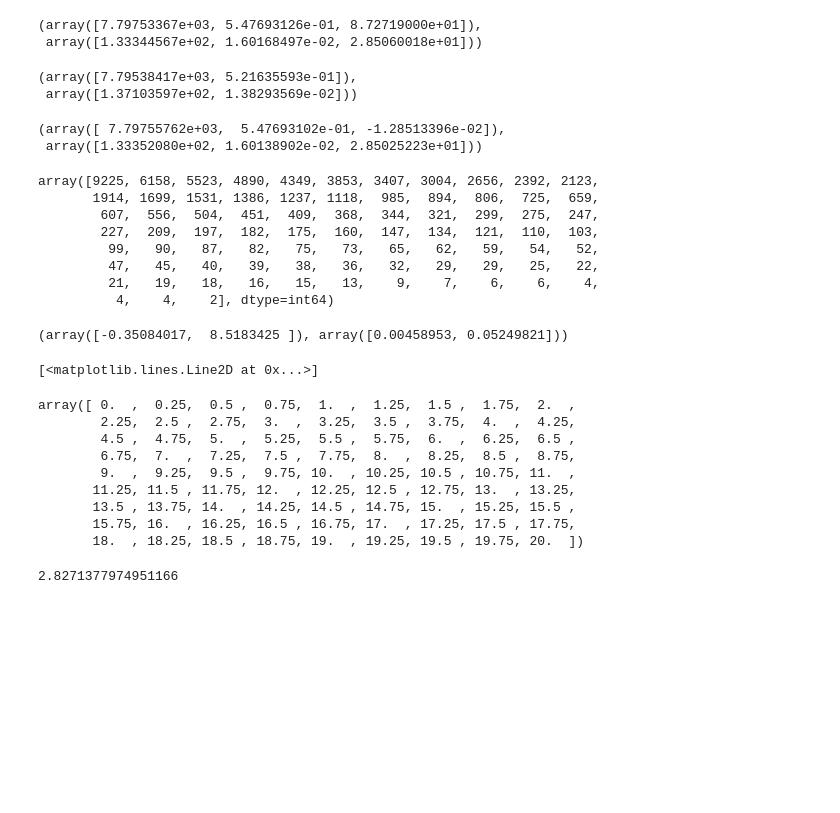
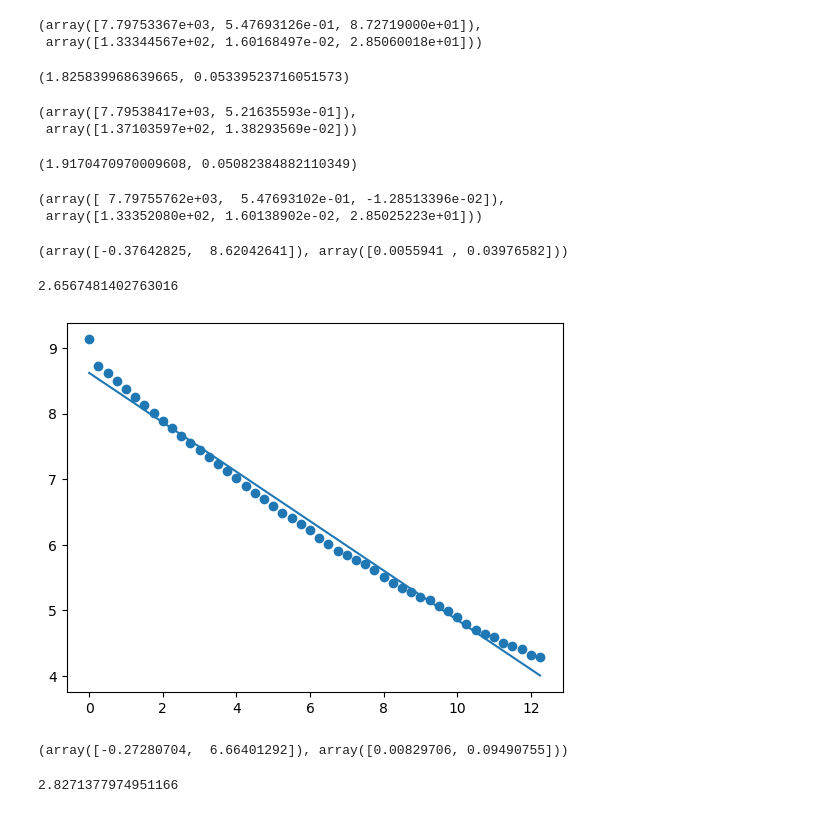
Before and after one commit to QuantumPower4/LabIntermedio2024-2, a Jupyter notebook: Muones/Muones_data.ipynb, the cells around one changed output. Cells and saved outputs as stored; diff of their text form; code cells hidden in the pictures; blank space fills up the shorter version.

```diff
--- a/Muones/Muones_data.ipynb
+++ b/Muones/Muones_data.ipynb
@@ -138,12 +143,20 @@ params2, np.sqrt(np.diag(pcov2))
 # %% [output]
 (array([7.79753367e+03, 5.47693126e-01, 8.72719000e+01]),
  array([1.33344567e+02, 1.60168497e-02, 2.85060018e+01]))
+# %%
+1/5.47693126e-01, (1.60168497e-02)/(5.47693126e-01)**2
+# %% [output]
+(1.825839968639665, 0.05339523716051573)
 # %%
 params22, pcov22 = scipy.optimize.curve_fit(expfunction2, time_fit2, muon_graph2)
 params22, np.sqrt(np.diag(pcov22))
 # %% [output]
 (array([7.79538417e+03, 5.21635593e-01]),
  array([1.37103597e+02, 1.38293569e-02]))
+# %%
+1/params22[1], (1.38293569e-02)/(5.21635593e-01)**2
+# %% [output]
+(1.9170470970009608, 0.05082384882110349)
 # %%
 muon_graph2_corrected = muon_graph2 - params2[2]
 params23, pcov23 = scipy.optimize.curve_fit(expfunction, time_fit2, muon_graph2_corrected)
@@ -151,39 +164,28 @@ params23, np.sqrt(np.diag(pcov23))
 # %% [output]
 (array([ 7.79755762e+03,  5.47693102e-01, -1.28513396e-02]),
  array([1.33352080e+02, 1.60138902e-02, 2.85025223e+01]))
-# %%
-muon_graph2[:-1]
-# %% [output]
-array([9225, 6158, 5523, 4890, 4349, 3853, 3407, 3004, 2656, 2392, 2123,
-       1914, 1699, 1531, 1386, 1237, 1118,  985,  894,  806,  725,  659,
-        607,  556,  504,  451,  409,  368,  344,  321,  299,  275,  247,
-        227,  209,  197,  182,  175,  160,  147,  134,  121,  110,  103,
-         99,   90,   87,   82,   75,   73,   65,   62,   59,   54,   52,
-         47,   45,   40,   39,   38,   36,   32,   29,   29,   25,   22,
-         21,   19,   18,   16,   15,   13,    9,    7,    6,    6,    4,
-          4,    4,    2], dtype=int64)
+# %%
+cut=50
 # %%
-params24, pcov24 = scipy.optimize.curve_fit(linearfunction, time_fit2[:-1], np.log(muon_graph2[:-1]))
+params24, pcov24 = scipy.optimize.curve_fit(linearfunction, time_fit2[:cut], np.log(muon_graph2[:cut]))
 params24, np.sqrt(np.diag(pcov24))
 # %% [output]
-(array([-0.35084017,  8.5183425 ]), array([0.00458953, 0.05249821]))
+(array([-0.37642825,  8.62042641]), array([0.0055941 , 0.03976582]))
+# %%
+1/0.3764
+# %% [output]
+2.6567481402763016
 # %%
-plt.scatter(time_fit2[:-1], np.log(muon_graph2[:-1]))
-plt.plot(time_fit2[:-1], linearfunction(time_fit2[:-1],*params24))
+plt.scatter(time_fit2[:cut], np.log(muon_graph2[:cut]))
+plt.plot(time_fit2[:cut], linearfunction(time_fit2[:cut],*params24))
+plt.show()
 # %% [output]
-[<matplotlib.lines.Line2D at 0x...>]
+[figure, added]
-# %%
-time_fit2
-# %% [output]
-array([ 0.  ,  0.25,  0.5 ,  0.75,  1.  ,  1.25,  1.5 ,  1.75,  2.  ,
-        2.25,  2.5 ,  2.75,  3.  ,  3.25,  3.5 ,  3.75,  4.  ,  4.25,
-        4.5 ,  4.75,  5.  ,  5.25,  5.5 ,  5.75,  6.  ,  6.25,  6.5 ,
-        6.75,  7.  ,  7.25,  7.5 ,  7.75,  8.  ,  8.25,  8.5 ,  8.75,
-        9.  ,  9.25,  9.5 ,  9.75, 10.  , 10.25, 10.5 , 10.75, 11.  ,
-       11.25, 11.5 , 11.75, 12.  , 12.25, 12.5 , 12.75, 13.  , 13.25,
-       13.5 , 13.75, 14.  , 14.25, 14.5 , 14.75, 15.  , 15.25, 15.5 ,
-       15.75, 16.  , 16.25, 16.5 , 16.75, 17.  , 17.25, 17.5 , 17.75,
-       18.  , 18.25, 18.5 , 18.75, 19.  , 19.25, 19.5 , 19.75, 20.  ])
+# %%
+params14, pcov14 = scipy.optimize.curve_fit(linearfunction, time_fit1[:-1], np.log(muon_graph1[:-1]))
+params14, np.sqrt(np.diag(pcov14))
+# %% [output]
+(array([-0.27280704,  6.66401292]), array([0.00829706, 0.09490755]))
 # %%
 1/(0.35371463)
 # %% [output]
```
Also changed, not shown: parts of 17 cells of this notebook, 3 other files.
